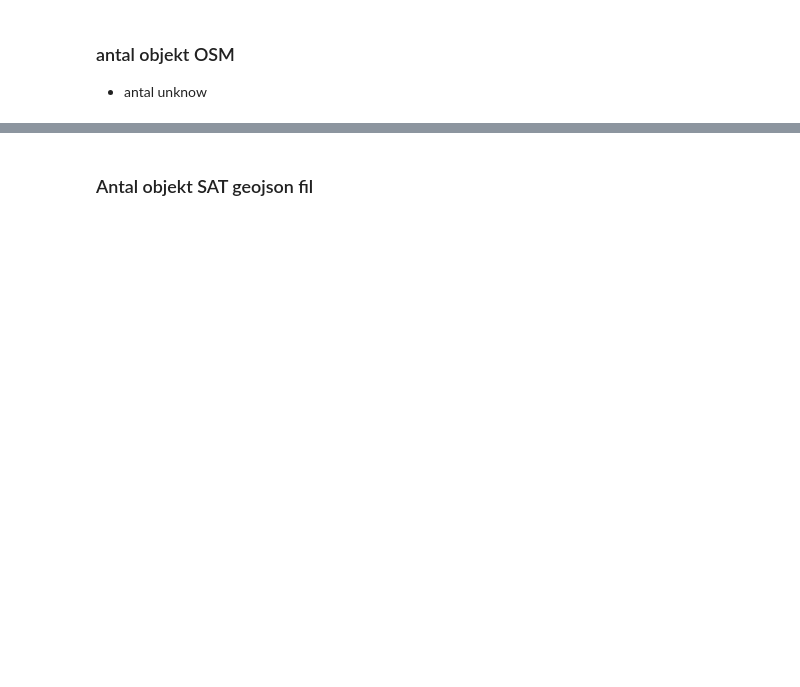
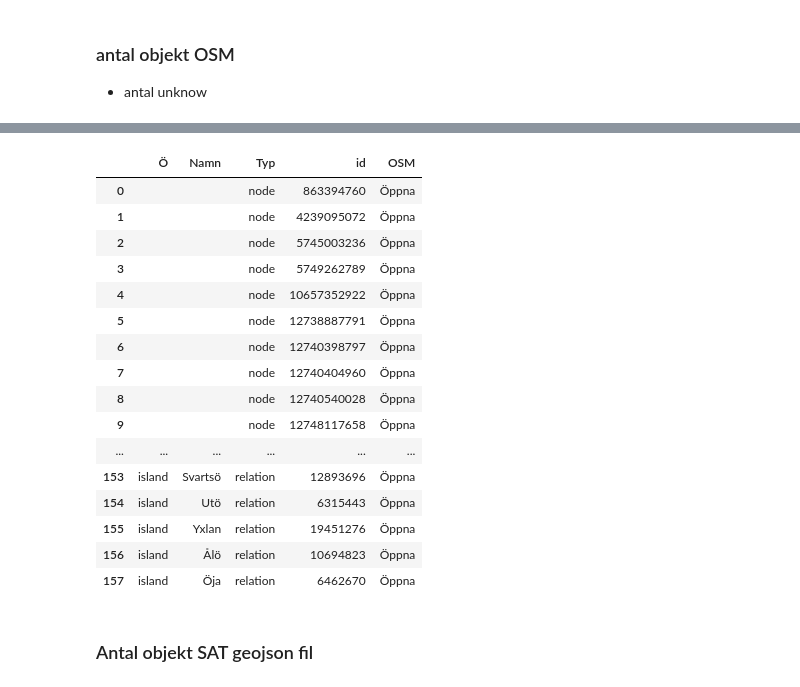
Before and after one commit to salgo60/Stockholm_Archipelago_Trail, a Jupyter notebook: Notebook/391_SAT_ID_ref_stockholmarchipelagotrail.ipynb, the cells around one changed output, grey strips where cells are left out. Saved outputs shown, nothing was run; the diff lists cells and outputs as text; code cells hidden in the pictures; blank space fills up the shorter version.

```diff
--- a/Notebook/391_SAT_ID_ref_stockholmarchipelagotrail.ipynb
+++ b/Notebook/391_SAT_ID_ref_stockholmarchipelagotrail.ipynb
@@ -77,0 +82,63 @@ Total with SAT: 776
+# %%
+import requests
+import pandas as pd
+from IPython.display import display
+
+print("Sleep 10")
+time.sleep(10)
+OVERPASS_URL = "https://overpass-api.de/api/interpreter"
+
+query = """
+[out:json][timeout:180];
+
+nwr["ref:stockholmarchipelagotrail"="unknown"];
+out tags center;
+"""
+
+headers = {
+    "User-Agent": "MagnusOSMTools/1.0 (https://github.com/salgo60 salgo60@msn.com)"
+}
+
+response = requests.post(
+    OVERPASS_URL,
+    data={"data": query},
+    headers=headers,
+    timeout=300,
+)
+
+response.raise_for_status()
+elements = response.json()["elements"]
+
+rows = []
+
+for el in elements:
+    tags = el.get("tags", {})
+
+    island = (
+        tags.get("addr:island")
+        or tags.get("island")
+        or tags.get("place")
+        or ""
+    )
+
+    rows.append({
+        "Ö": island,
+        "Namn": tags.get("name", ""),
+        "Typ": el["type"],
+        "id": el["id"],
+        "OSM": f"https://www.openstreetmap.org/{el['type']}/{el['id']}",
+    })
+
+df = pd.DataFrame(rows)
+
+df = (
+    df.sort_values(["Ö", "Namn", "Typ"])
+      .reset_index(drop=True)
+)
+
+display(
+    df.style.format({
+        "OSM": lambda url: f'<a href="{url}" target="_blank">Öppna</a>'
+    })
+)
+# %% [output]
@@ -78,3 +146,20 @@ Total with SAT: 776
+|  | Ö | Namn | Typ | id | OSM |
+| 0 |  |  | node | 863394760 | Öppna |
+| 1 |  |  | node | 4239095072 | Öppna |
+| 2 |  |  | node | 5745003236 | Öppna |
+| 3 |  |  | node | 5749262789 | Öppna |
+| 4 |  |  | node | 10657352922 | Öppna |
+| 5 |  |  | node | 12738887791 | Öppna |
+| 6 |  |  | node | 12740398797 | Öppna |
+| 7 |  |  | node | 12740404960 | Öppna |
+| 8 |  |  | node | 12740540028 | Öppna |
+| 9 |  |  | node | 12748117658 | Öppna |
+| ... | ... | ... | ... | ... | ... |
+| 153 | island | Svartsö | relation | 12893696 | Öppna |
+| 154 | island | Utö | relation | 6315443 | Öppna |
+| 155 | island | Yxlan | relation | 19451276 | Öppna |
+| 156 | island | Ålö | relation | 10694823 | Öppna |
+| 157 | island | Öja | relation | 6462670 | Öppna |
 # %% [markdown]
 ### Antal objekt SAT geojson fil
 # %%
```
Also changed, not shown: parts of 13 cells of this notebook.
